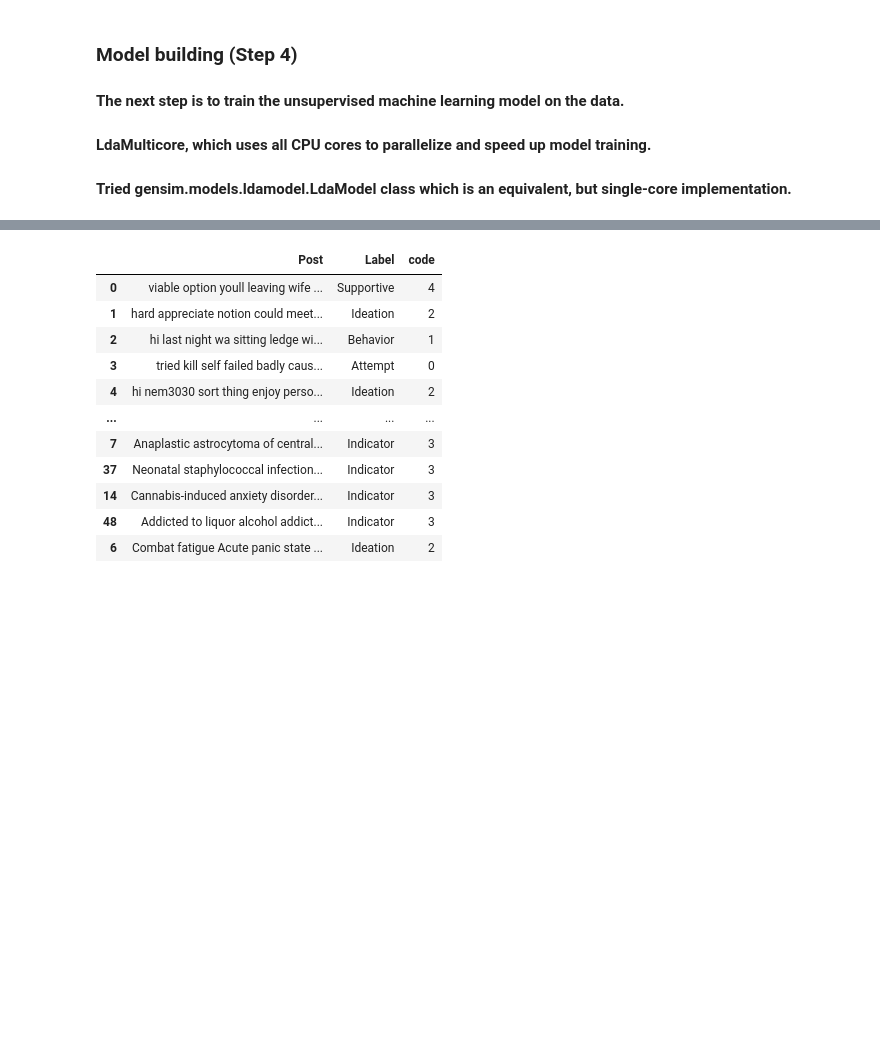
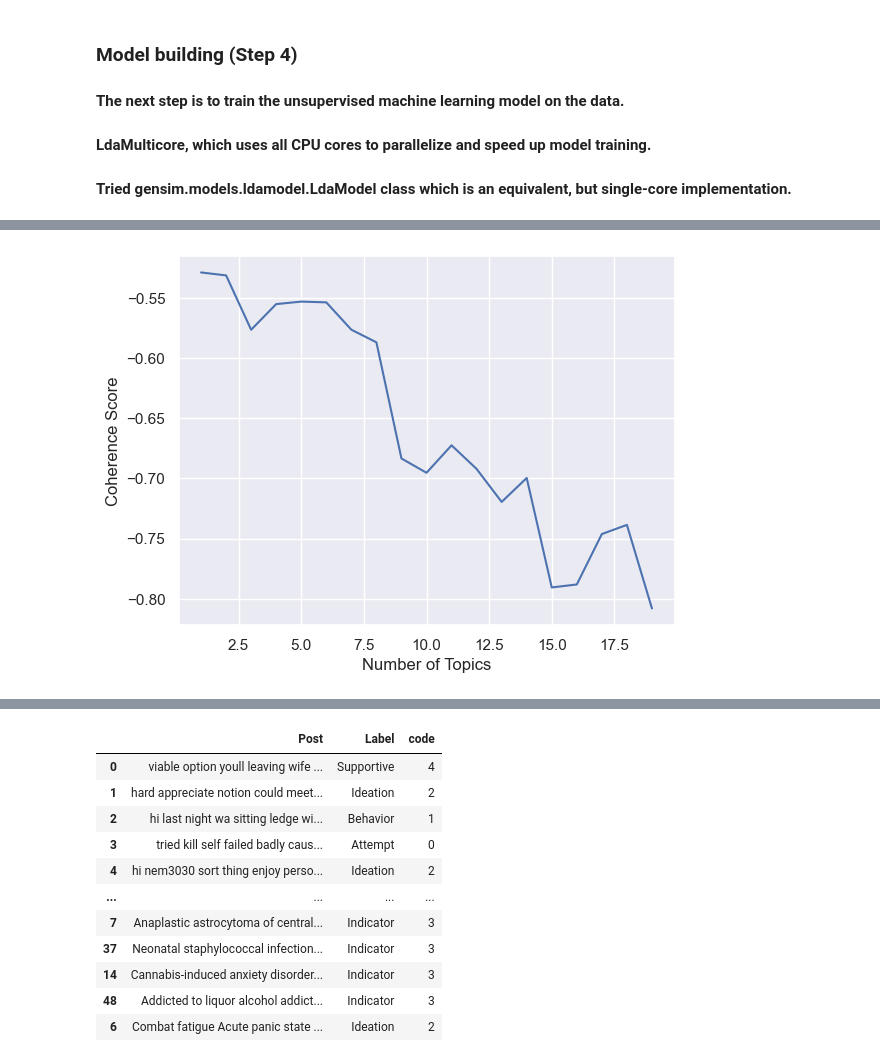
Before and after one commit to Iftekhar-mobin/depression_suicide_project, a Jupyter notebook: Pretrained_embedding_models/preprocess_dataset.ipynb, the cells around one changed output, grey strips where cells are left out. Drawn from its saved outputs; the diff is of its cells as text; code cells hidden in the pictures; blank space fills up the shorter version.

```diff
--- a/Pretrained_embedding_models/preprocess_dataset.ipynb
+++ b/Pretrained_embedding_models/preprocess_dataset.ipynb
@@ -168,0 +264,15 @@ gen_wordcloud(3)
+# %%
+# remove words less than 3 characters
+collect_text = []
+collector = []
+for items in tokens:
+    for i in items:
+        if len(i) > 2:
+            collect_text.append(i)
+        else:
+            collect_text.append([])
+    collector.append(collect_text)
+    collect_text = []
+# %%
+# Add tokens to new column
+ind['tokens'] = tokens
@@ -168,0 +285,5 @@ gen_wordcloud(3)
+# %%
+# Create dictionary
+# I will apply the Dictionary Object from Gensim, which maps each word to their unique ID:
+dictionary = Dictionary(ind['tokens'])
+print(dictionary.token2id)
@@ -168,0 +292,9 @@ gen_wordcloud(3)
+# %%
+# Filter dictionary
+dictionary.filter_extremes(no_below=5, no_above=0.5, keep_n=1000)
+
+# Create corpus
+corpus = [dictionary.doc2bow(doc) for doc in ind['tokens']]
+
+# LDA model building
+lda_model = LdaMulticore(corpus=corpus, id2word=dictionary, iterations=50, num_topics=10, workers = 4, passes=10)
@@ -168,0 +316,15 @@ gen_wordcloud(3)
+# %%
+# Coherence score using C_umass:
+topics = []
+score = []
+for i in range(1,20,1):
+    lda_model = LdaMulticore(corpus=corpus, id2word=dictionary, iterations=10, num_topics=i, workers = 4, passes=10, random_state=100)
+    cm = CoherenceModel(model=lda_model, corpus=corpus, dictionary=dictionary, coherence='u_mass')
+    topics.append(i)
+    score.append(cm.get_coherence())
+_=plt.plot(topics, score)
+_=plt.xlabel('Number of Topics')
+_=plt.ylabel('Coherence Score')
+plt.show()
+# %% [output]
+[figure, added]
```
Also changed, not shown: parts of 20 cells of this notebook.
